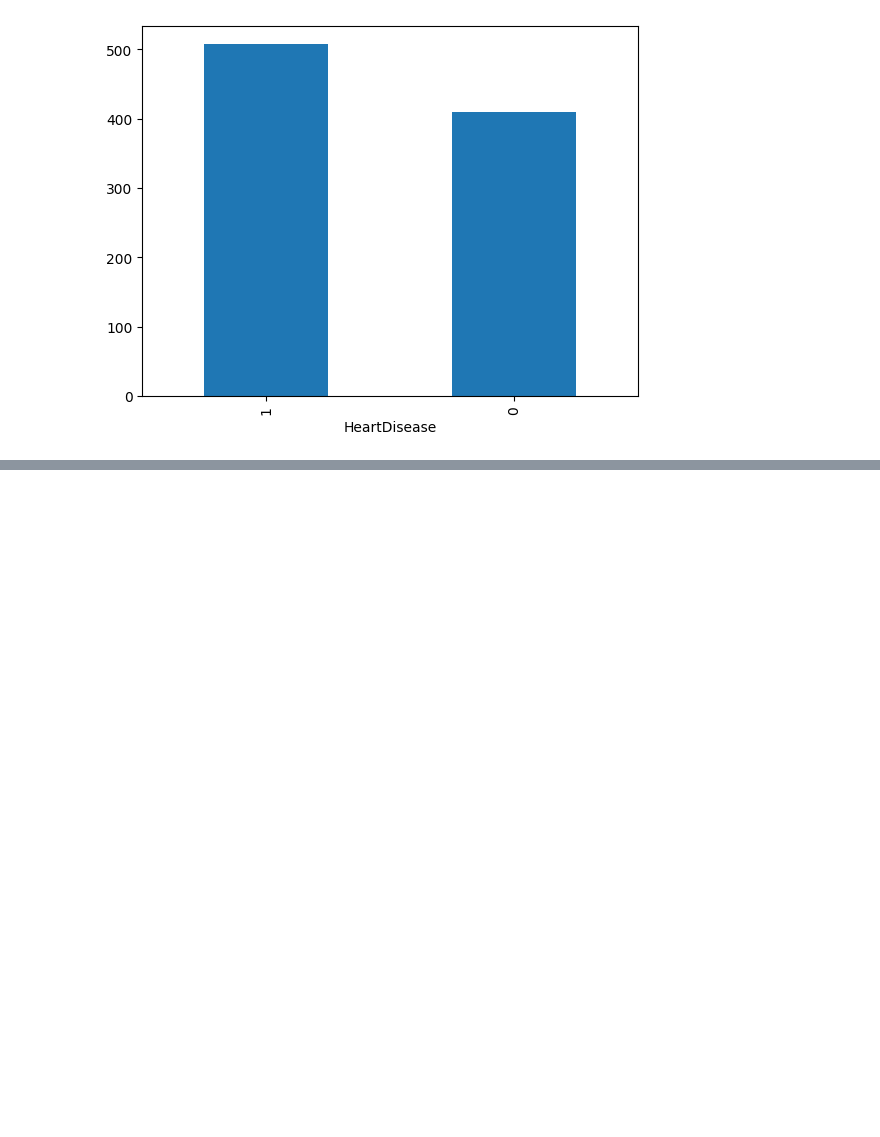
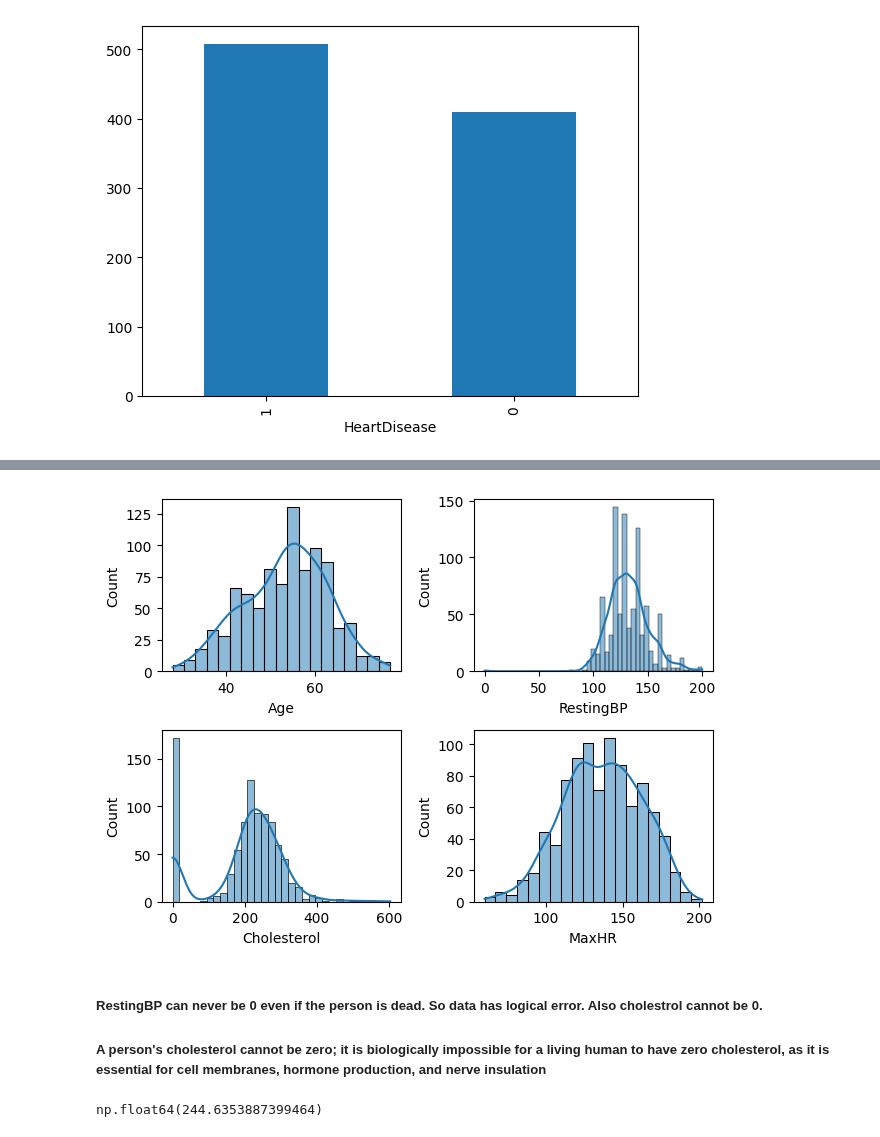
Before and after one commit to Siddhi-S-Thakur/ML_Projects, a Jupyter notebook: HeartDisease_predictor/heart.ipynb, the cells around one changed output, grey strips where cells are left out. Cells and saved outputs as stored; diff of their text form; code cells hidden in the pictures; blank space fills up the shorter version.

Commit message:
Data cleaning in progress

```diff
--- a/HeartDisease_predictor/heart.ipynb
+++ b/HeartDisease_predictor/heart.ipynb
@@ -74,0 +91,17 @@ df['HeartDisease'].value_counts().plot(kind='bar')
+# %%
+def plotting(var, num):
+    plt.subplot(2,2, num)
+    sns.histplot(df[var], kde = True)
+
+plotting('Age', 1)
+plotting('RestingBP', 2)
+plotting('Cholesterol', 3)
+plotting('MaxHR', 4)
+
+plt.tight_layout()
+# %% [output]
+[figure, added]
+# %% [markdown]
+##### RestingBP can never be 0 even if the person is dead. So data has logical error. Also cholestrol cannot be 0.
+
+##### A person's cholesterol cannot be zero; it is biologically impossible for a living human to have zero cholesterol, as it is essential for cell membranes, hormone production, and nerve insulation
@@ -74,0 +110,4 @@ df['HeartDisease'].value_counts().plot(kind='bar')
+# %%
+ch_mean
+# %% [output]
+np.float64(244.6353887399464)
```
Also changed, not shown: parts of 5 cells of this notebook.
